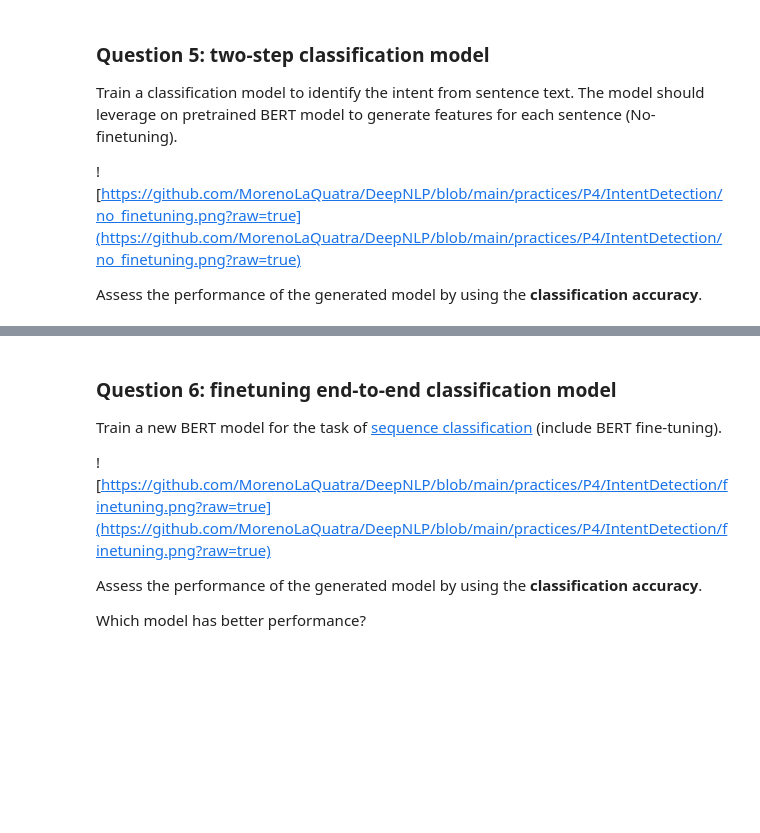
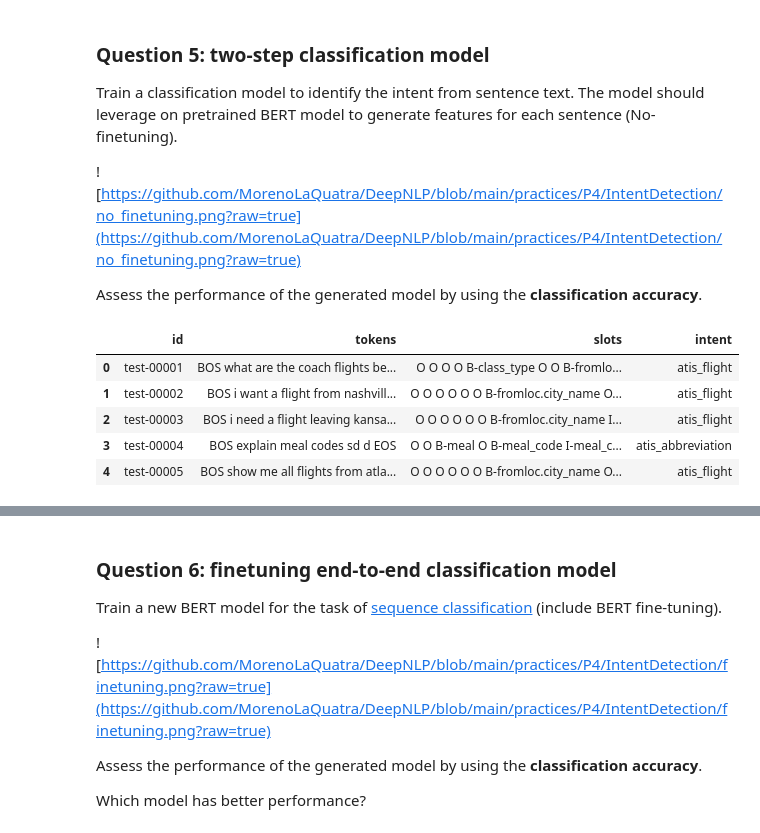
Before and after one commit to francescodisalvo05/polito-deep-nlp, a Jupyter notebook: Labs/Lab_04_NER_and_Intent_Detection.ipynb, the cells around one changed output, grey strips where cells are left out. Saved outputs shown, nothing was run; the diff lists cells and outputs as text; code cells hidden in the pictures; blank space fills up the shorter version.

```diff
--- a/Labs/Lab_04_NER_and_Intent_Detection.ipynb
+++ b/Labs/Lab_04_NER_and_Intent_Detection.ipynb
@@ -268,0 +371,13 @@ Assess the performance of the generated model by using the **classification accu
+# %%
+df_train = pd.read_csv('atis.train.csv')
+df_val = pd.read_csv('atis.dev.csv')
+df_test = pd.read_csv('atis.test.csv')
+# %%
+df_test.head()
+# %% [output]
+|  | id | tokens | slots | intent |
+| 0 | test-00001 | BOS what are the coach flights be... | O O O O B-class_type O O B-fromlo... | atis_flight |
+| 1 | test-00002 | BOS i want a flight from nashvill... | O O O O O O B-fromloc.city_name O... | atis_flight |
+| 2 | test-00003 | BOS i need a flight leaving kansa... | O O O O O O B-fromloc.city_name I... | atis_flight |
+| 3 | test-00004 | BOS explain meal codes sd d EOS | O O B-meal O B-meal_code I-meal_c... | atis_abbreviation |
+| 4 | test-00005 | BOS show me all flights from atla... | O O O O O O B-fromloc.city_name O... | atis_flight |
```
Also changed, not shown: parts of 24 cells of this notebook.
